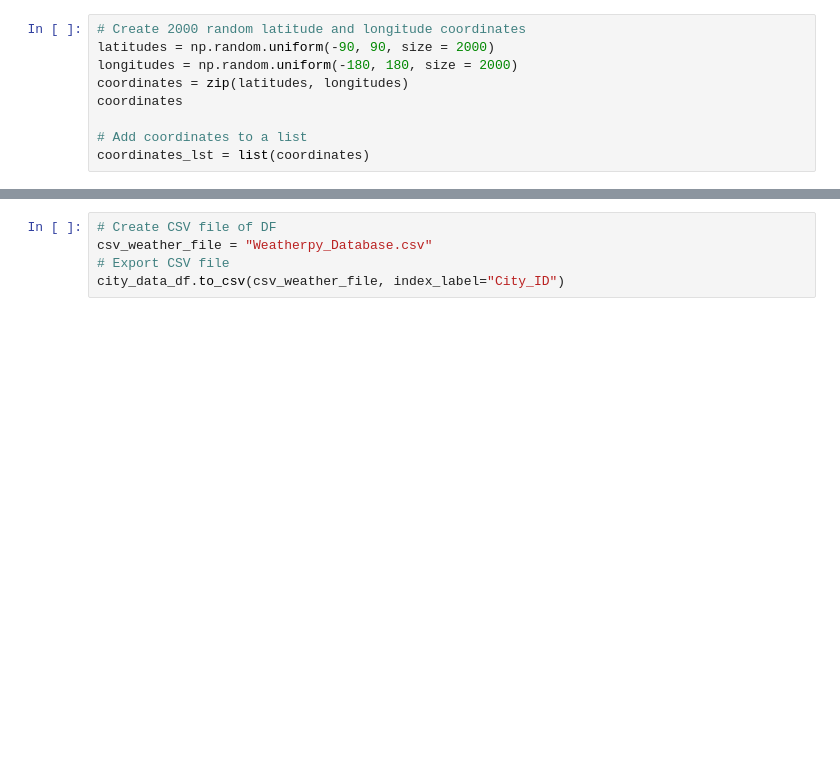
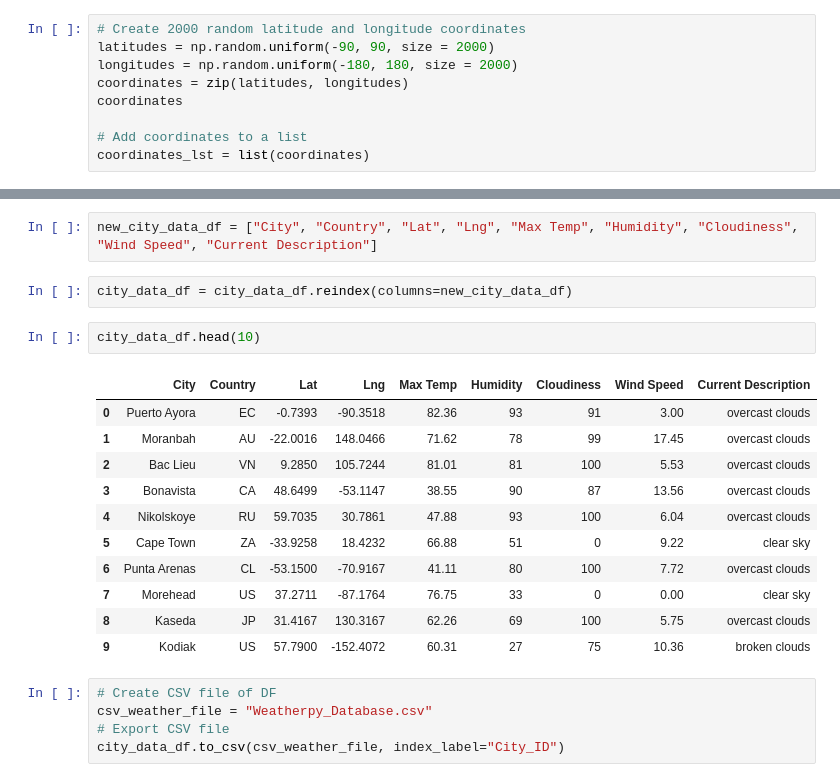
Before and after one commit to nataliecagno/World_Weather_Analysis, a Jupyter notebook: Weather_Database/Weather_Database.ipynb, the cells around one changed output, grey strips where cells are left out. Saved outputs shown, nothing was run; the diff lists cells and outputs as text; blank space fills up the shorter version.

```diff
--- a/Weather_Database/Weather_Database.ipynb
+++ b/Weather_Database/Weather_Database.ipynb
@@ -147,3 +150,21 @@ city_data_df.head(10)
+# %%
+new_city_data_df = ["City", "Country", "Lat", "Lng", "Max Temp", "Humidity", "Cloudiness", "Wind Speed", "Current Description"]
+# %%
+city_data_df = city_data_df.reindex(columns=new_city_data_df)
+# %%
+city_data_df.head(10)
+# %% [output]
+|  | City | Country | Lat | Lng | Max Temp | Humidity | Cloudiness | Wind Speed | Current Description |
+| 0 | Puerto Ayora | EC | -0.7393 | -90.3518 | 82.36 | 93 | 91 | 3.00 | overcast clouds |
+| 1 | Moranbah | AU | -22.0016 | 148.0466 | 71.62 | 78 | 99 | 17.45 | overcast clouds |
+| 2 | Bac Lieu | VN | 9.2850 | 105.7244 | 81.01 | 81 | 100 | 5.53 | overcast clouds |
+| 3 | Bonavista | CA | 48.6499 | -53.1147 | 38.55 | 90 | 87 | 13.56 | overcast clouds |
+| 4 | Nikolskoye | RU | 59.7035 | 30.7861 | 47.88 | 93 | 100 | 6.04 | overcast clouds |
+| 5 | Cape Town | ZA | -33.9258 | 18.4232 | 66.88 | 51 | 0 | 9.22 | clear sky |
+| 6 | Punta Arenas | CL | -53.1500 | -70.9167 | 41.11 | 80 | 100 | 7.72 | overcast clouds |
+| 7 | Morehead | US | 37.2711 | -87.1764 | 76.75 | 33 | 0 | 0.00 | clear sky |
+| 8 | Kaseda | JP | 31.4167 | 130.3167 | 62.26 | 69 | 100 | 5.75 | overcast clouds |
+| 9 | Kodiak | US | 57.7900 | -152.4072 | 60.31 | 27 | 75 | 10.36 | broken clouds |
 # %%
 # Create CSV file of DF
 csv_weather_file = "Weatherpy_Database.csv"
```
Also changed, not shown: parts of 3 cells of this notebook, 1 other file.
